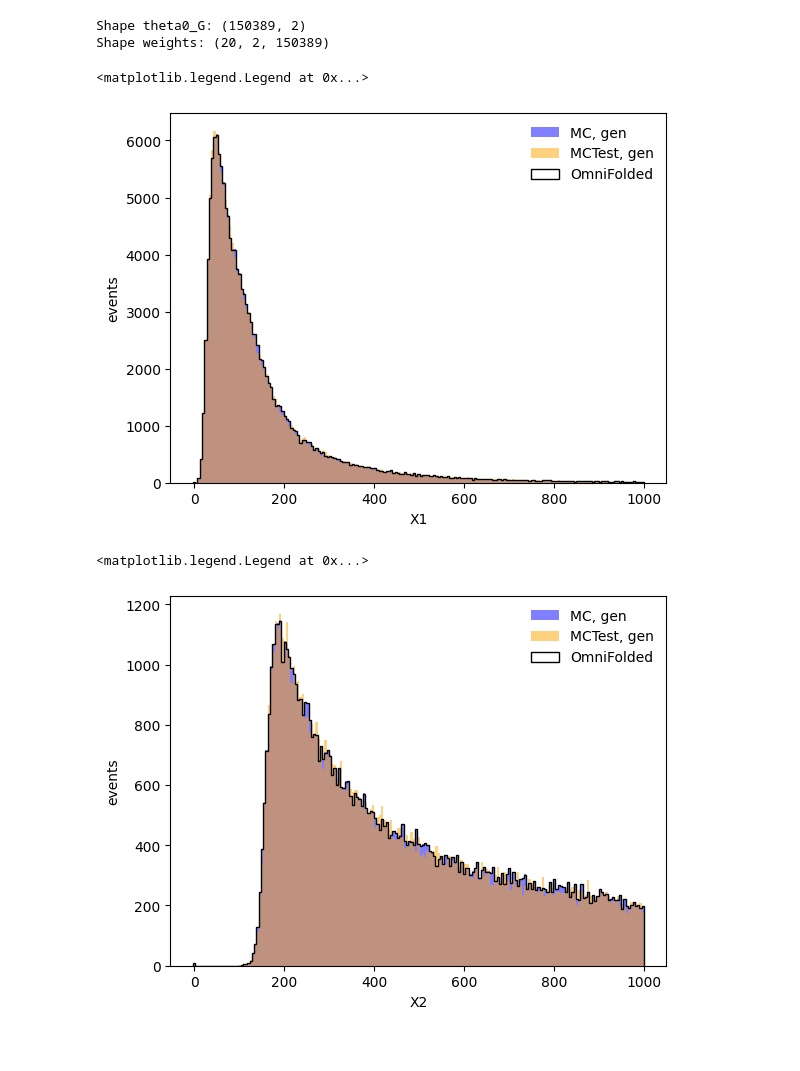
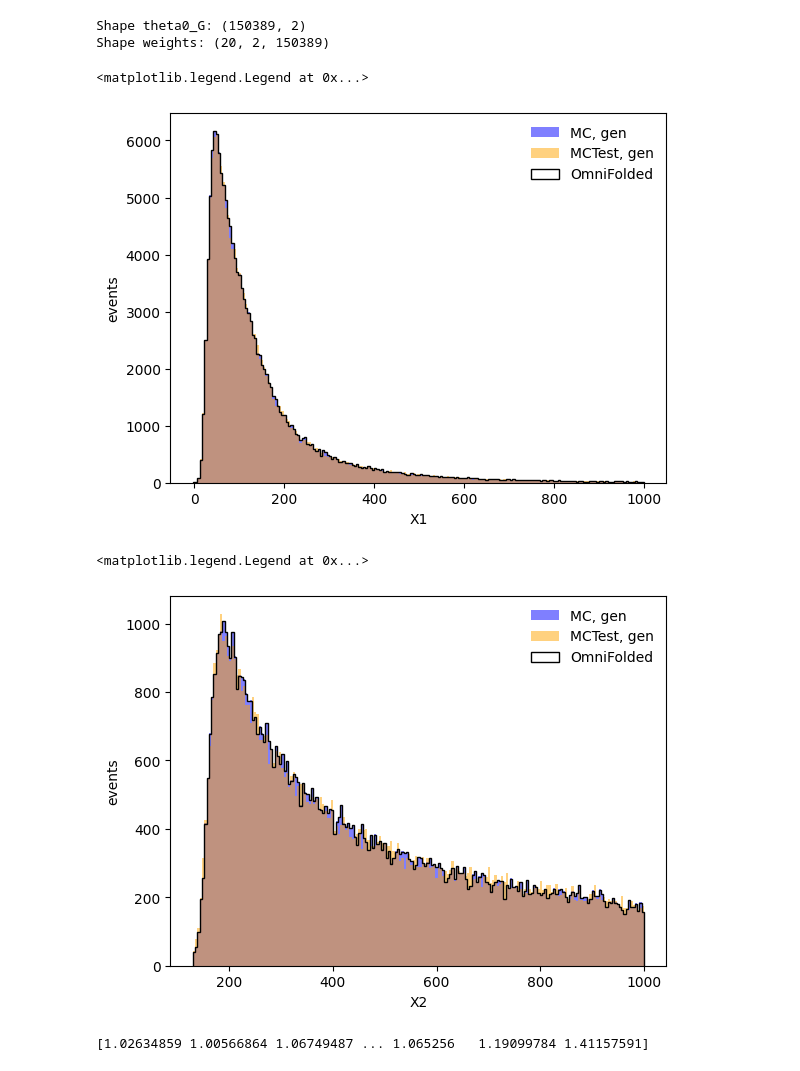
Before and after one commit to rappoccio/Omni2D, a Jupyter notebook: MC2DMatch.ipynb, the cells around one changed output. Saved outputs shown, nothing was run; the diff lists cells and outputs as text; code cells hidden in the pictures.

Commit message:
Fixes to delta filtering

```diff
--- a/MC2DMatch.ipynb
+++ b/MC2DMatch.ipynb
@@ -45,7 +45,7 @@ print(gpus)
 
 #coffea init
 cofevents = NanoEventsFactory.from_root('QCD_pt.root', schemaclass=NanoAODSchema).events()
-#### to print available keys
+####
 
 # Filter 0s
 cevents = cofevents[ak.num(cofevents.FatJet)>0]
@@ -92,11 +92,12 @@ print(len(qmatch))
 # Delta R filtering to keep everything below 0.4
 deltafilter = qmatch[:,0].delta_r(fj[:,0]) < 0.4
 eventsHigh = (qmatch[~deltafilter], fj[~deltafilter])  # Save events >= 0.4 as a tuple of arrays for consideration later
-qmatch= qmatch[deltafilter]
+temp = qmatch[deltafilter]  # Making sure qmatch isn't overwritten before being delta filtered in fj
 fj = fj[deltafilter]
+qmatch = temp   # Overwriting qmatch
 print(qmatch.pt)
 print(len(eventsHigh[0]))
-print(len(qmatch), len(fj)//2)
+print(len(qmatch), len(fj))
 # print highest delta r in retained and lowest in filtered out to make sure filtering assigned as it should
 print("Max/min delta r in retained vs filtered out:", ak.max(qmatch[:,0].delta_r(fj[:,0])), ak.min(eventsHigh[0][:,0].delta_r(eventsHigh[1][:,0])))
 
@@ -124,25 +125,25 @@ jet_genphi = qmatch.phi
 
 print(amt)
 theta0_G = np.column_stack((
-    jet_genmass[:amt],   # 1 dee
-    jet_genpt[:amt]    # 2 dee
+    jet_genmass[amt:-1],   # 1 dee
+    jet_genpt[amt:-1]    # 2 dee
 ))
 
 theta0_S = np.column_stack((
-    jet_recomass[:amt],   # 1 dee
-    jet_recopt[:amt]    # 2 dee
+    jet_recomass[amt:-1],   # 1 dee
+    jet_recopt[amt:-1]    # 2 dee
 ))
 
 
 # Natural  - Unfortunately MC data becomes asymmetrical when split after all the filtering, so only up to penultimate values are in test set for symmetry
 theta_unknown_G = np.column_stack([
-    jet_genmass[amt:-1],   # 1 dee
-    jet_genpt[amt:-1]    # 2 dee
+    jet_genmass[:amt],   # 1 dee
+    jet_genpt[:amt]    # 2 dee
 ])
 
 theta_unknown_S = np.column_stack([
-    jet_recomass[amt:-1],   # 1 dee
-    jet_recopt[amt:-1]    # 2 dee
+    jet_recomass[:amt],   # 1 dee
+    jet_recopt[:amt]    # 2 dee
 ])
 
 theta0 = np.stack((theta0_G, theta0_S), axis=1)
@@ -309,33 +312,37 @@ print("Shape weights:", myweights.shape)
 Shape theta0_G: (150389, 2)
 Shape weights: (20, 2, 150389)
 # %%
- _,_,_=plt.hist(theta0_G[:,0],bins=np.linspace(-3,1000,200),color='blue',alpha=0.5,label="MC, gen")
+_,_,_=plt.hist(theta0_G[:,0],bins=np.linspace(-3,1000,200),color='blue',alpha=0.5,label="MC, gen")
 _,_,_=plt.hist(theta_unknown_G[:,0],bins=np.linspace(-3,1000,200),color=['orange'],alpha=0.5,label="MCTest, gen")
 _,_,_=plt.hist(theta0_G[:,0],bins=np.linspace(-3,1000,200),weights=myweights[-1, 0, :],color='black',histtype="step",label="OmniFolded")
-#_,_,_=plt.hist(theta_unknown_S[:,0],bins=np.linspace(-3,1000,200),color=['green'],alpha=0.5,label="got")
+#_,_,_=plt.hist(theta_unknown_S[:,0],bins=np.linspace(-3,1000,200),color=['green'],alpha=0.5, histtype="step",label="got")
 plt.xlabel("X1")
 plt.ylabel("events")
 plt.legend(frameon=False)
 # %% [output]
 <matplotlib.legend.Legend at 0x...>
-[figure, old version]
+[figure, new version]
 # %%
- _,_,_=plt.hist(theta0_G[:,1],bins=np.linspace(-3,1000,200),color=['blue'],alpha=0.5,label="MC, gen")
-_,_,_=plt.hist(theta_unknown_G[:,1],bins=np.linspace(-3,1000,200),color=['orange'],alpha=0.5,label="MCTest, gen")
-_,_,_=plt.hist(theta0_G[:,1],bins=np.linspace(-3,1000,200),weights=myweights[-1, 0, :],color='black',histtype="step",label="OmniFolded")
+ _,_,_=plt.hist(theta0_G[:,1],bins=np.linspace(130,1000,200),color=['blue'],alpha=0.5,label="MC, gen")
+_,_,_=plt.hist(theta_unknown_G[:,1],bins=np.linspace(130,1000,200),color=['orange'],alpha=0.5,label="MCTest, gen")
+_,_,_=plt.hist(theta0_G[:,1],bins=np.linspace(130,1000,200),weights=myweights[-1, 0, :],color='black',histtype="step",label="OmniFolded")
+#_,_,_=plt.hist(theta_unknown_S[:,1],bins=np.linspace(170,171,20),color=['green'],alpha=0.5, histtype="step",label="got")
 plt.xlabel("X2")
 plt.ylabel("events")
 plt.legend(frameon=False)
 # %% [output]
 <matplotlib.legend.Legend at 0x...>
-[figure, old version]
+[figure, new version]
 # %%
+print(myweights[1, 0,:])
 # Draw the response matrix
 # plt.figure(1)
 # G, xbins2d, ybins2d, patches2d = plt.hist2d(theta_unknown_S[:,0],theta_unknown_G[:,0], bins=np.linspace(-1,2,20), weights=myweights[0, -1, :], cmap='Blues')
 # plt.xlabel('True')
 # plt.ylabel('Reco')
 # plt.colorbar()
+# %% [output]
+[1.02634859 1.00566864 1.06749487 ... 1.065256   1.19099784 1.41157591]
 # %%
 # Draw the response matrix
 # plt.figure(1)
```
Also changed, not shown: parts of 2 cells of this notebook.
